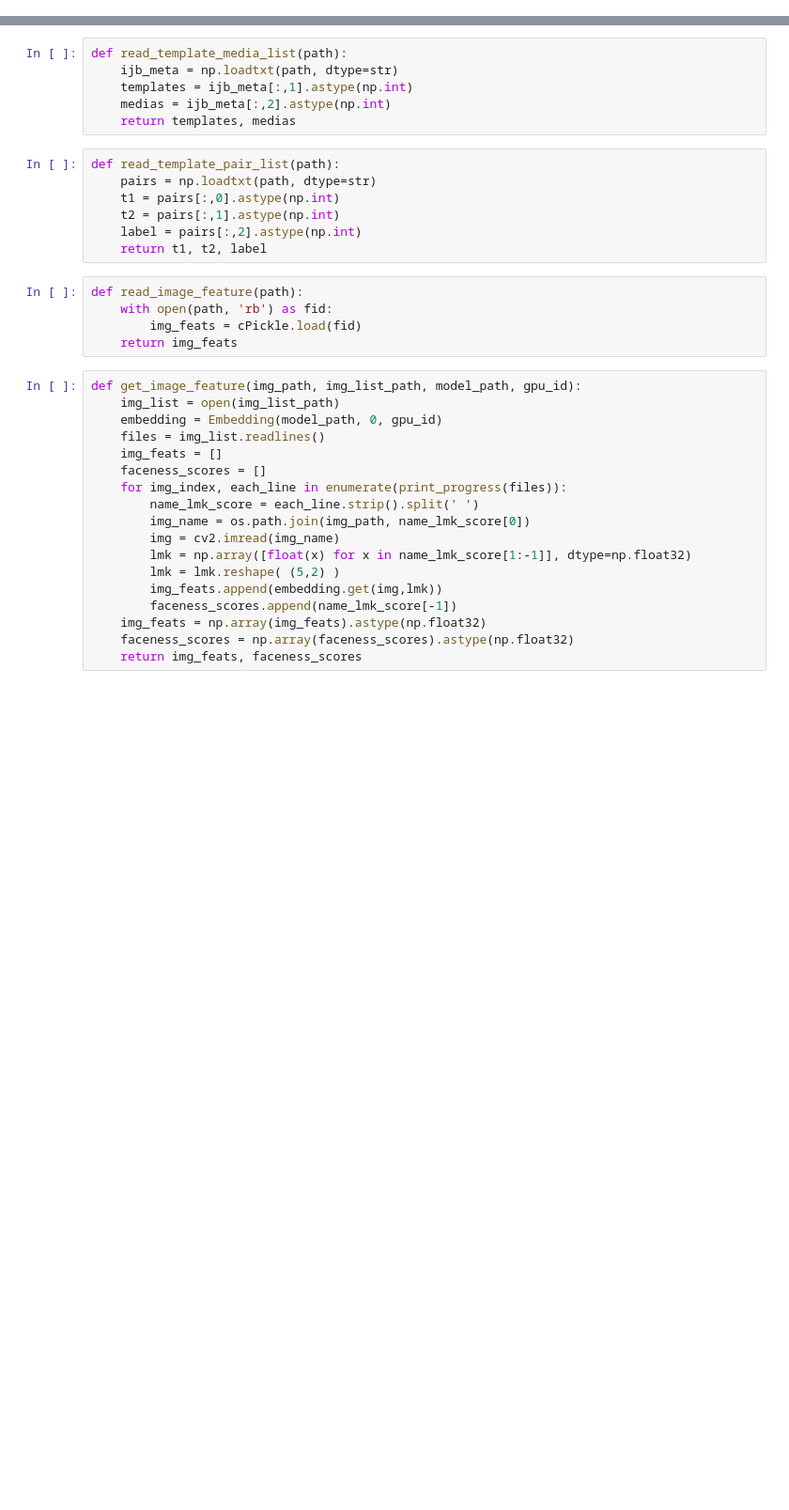
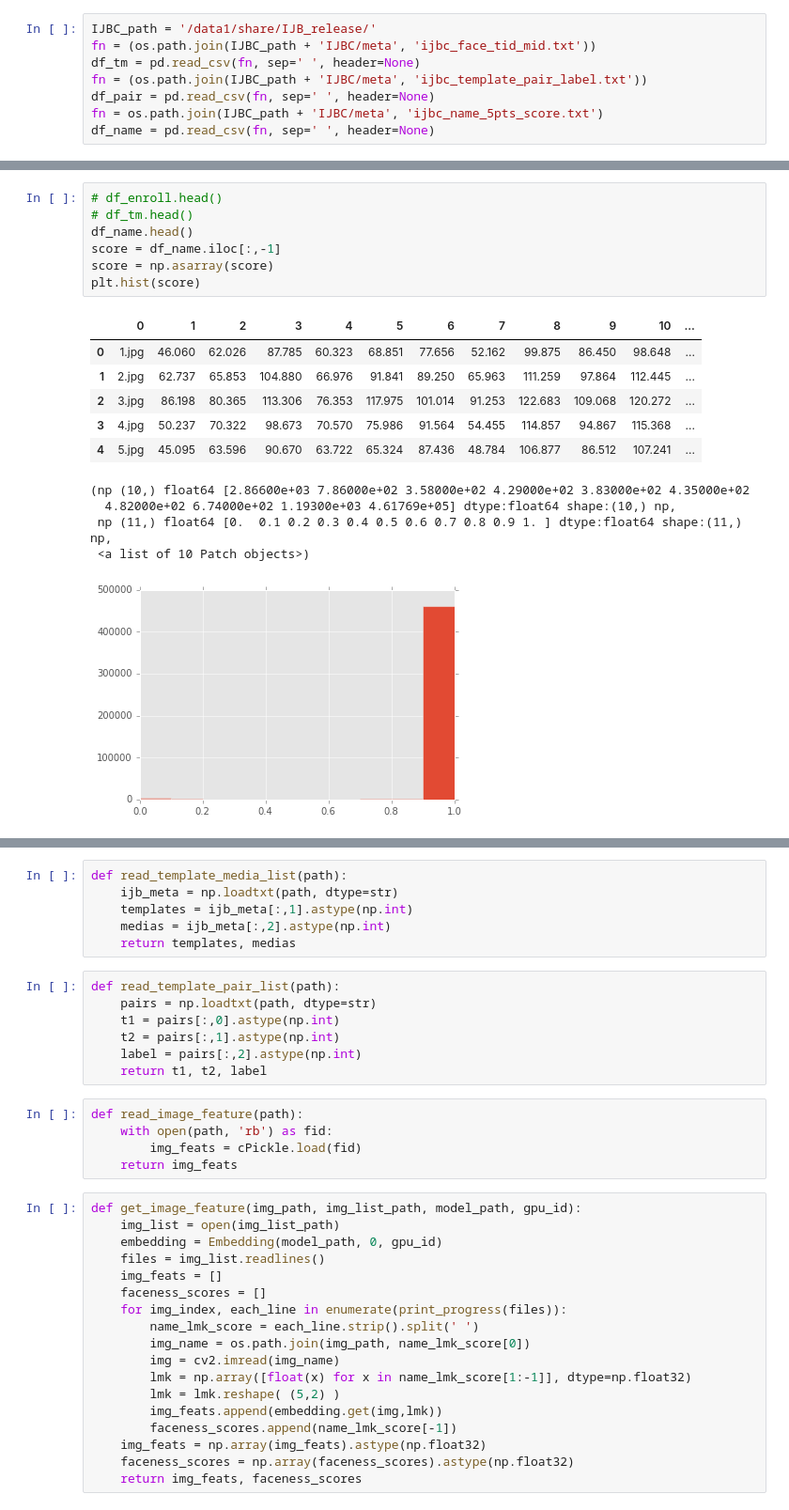
Before and after one commit to luzai/insightface, a Jupyter notebook: Evaluation/IJB/IJBC_Evaluation_MS1MV2.ipynb, the cells around one changed output, grey strips where cells are left out. Shown: that part at 94% size. Saved outputs shown, nothing was run; the diff lists cells and outputs as text; blank space fills up the shorter version.

```diff
--- a/Evaluation/IJB/IJBC_Evaluation_MS1MV2.ipynb
+++ b/Evaluation/IJB/IJBC_Evaluation_MS1MV2.ipynb
@@ -20,0 +55,8 @@ warnings.filterwarnings("ignore")
+# %%
+IJBC_path = '/data1/share/IJB_release/'
+fn = (os.path.join(IJBC_path + 'IJBC/meta', 'ijbc_face_tid_mid.txt'))
+df_tm = pd.read_csv(fn, sep=' ', header=None)
+fn = (os.path.join(IJBC_path + 'IJBC/meta', 'ijbc_template_pair_label.txt'))
+df_pair = pd.read_csv(fn, sep=' ', header=None)
+fn = os.path.join(IJBC_path + 'IJBC/meta', 'ijbc_name_5pts_score.txt')
+df_name = pd.read_csv(fn, sep=' ', header=None)
@@ -20,0 +89,19 @@ warnings.filterwarnings("ignore")
+# %%
+# df_enroll.head()
+# df_tm.head()
+df_name.head()
+score = df_name.iloc[:,-1]
+score = np.asarray(score)
+plt.hist(score)
+# %% [output]
+|  | 0 | 1 | 2 | 3 | 4 | 5 | 6 | 7 | 8 | 9 | 10 | ... |
+| 0 | 1.jpg | 46.060 | 62.026 | 87.785 | 60.323 | 68.851 | 77.656 | 52.162 | 99.875 | 86.450 | 98.648 | ... |
+| 1 | 2.jpg | 62.737 | 65.853 | 104.880 | 66.976 | 91.841 | 89.250 | 65.963 | 111.259 | 97.864 | 112.445 | ... |
+| 2 | 3.jpg | 86.198 | 80.365 | 113.306 | 76.353 | 117.975 | 101.014 | 91.253 | 122.683 | 109.068 | 120.272 | ... |
+| 3 | 4.jpg | 50.237 | 70.322 | 98.673 | 70.570 | 75.986 | 91.564 | 54.455 | 114.857 | 94.867 | 115.368 | ... |
+| 4 | 5.jpg | 45.095 | 63.596 | 90.670 | 63.722 | 65.324 | 87.436 | 48.784 | 106.877 | 86.512 | 107.241 | ... |
+(np (10,) float64 [2.86600e+03 7.86000e+02 3.58000e+02 4.29000e+02 3.83000e+02 4.35000e+02
+  4.82000e+02 6.74000e+02 1.19300e+03 4.61769e+05] dtype:float64 shape:(10,) np,
+ np (11,) float64 [0.  0.1 0.2 0.3 0.4 0.5 0.6 0.7 0.8 0.9 1. ] dtype:float64 shape:(11,) np,
+ <a list of 10 Patch objects>)
+[figure, added]
```
Also changed, not shown: parts of 24 cells of this notebook, 3 other files.
